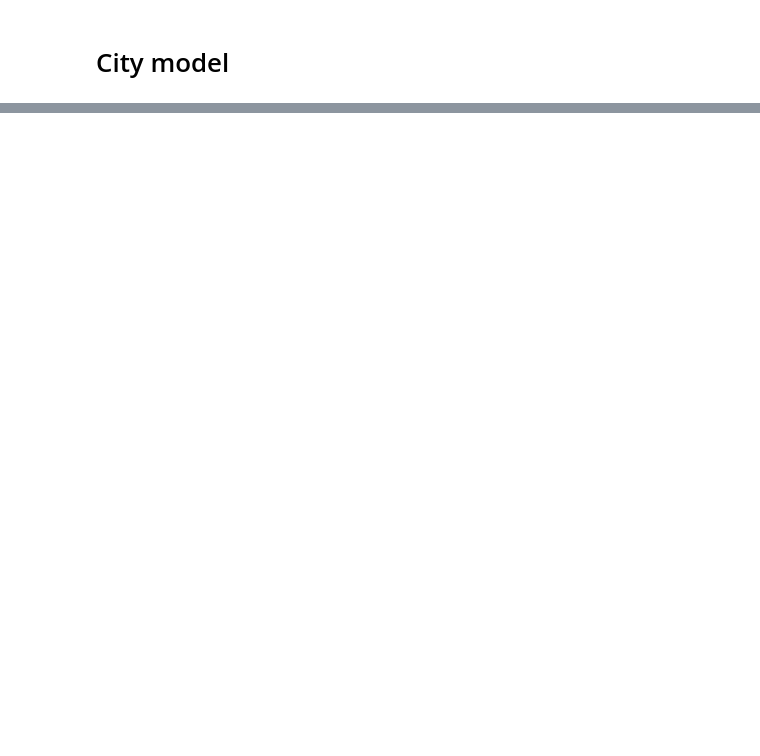
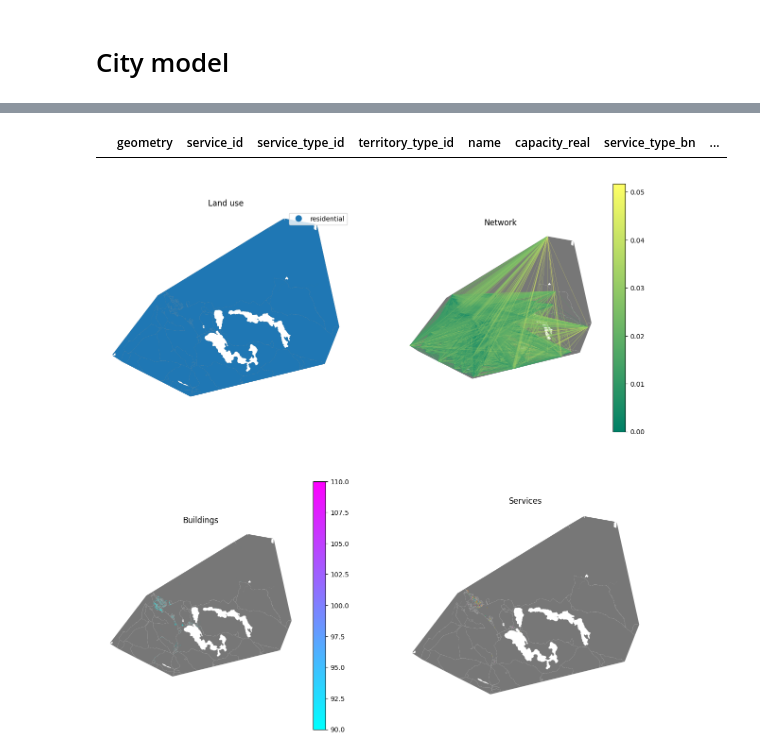
Before and after one commit to RuslanKozlyak/territorry_provision_api, a Jupyter notebook: test.ipynb, the cells around one changed output, grey strips where cells are left out. Saved outputs shown, nothing was run; the diff lists cells and outputs as text; code cells hidden in the pictures; blank space fills up the shorter version.

```diff
--- a/test.ipynb
+++ b/test.ipynb
@@ -282,0 +456,25 @@ city = City(
+# %%
+for st in service_types_list:
+    city.add_service_type(st)
+# %%
+services_gdf['area'] = services_gdf.geometry.area
+# %%
+services_gdf.loc[services_gdf.area == 0, 'area'] = 100
+# %%
+services_gdf[services_gdf['area'] == 0]
+# %% [output]
+|  | geometry | service_id | service_type_id | territory_type_id | name | capacity_real | service_type_bn | ... |
+# %%
+services_gdf['service_type_code'] = services_gdf['service_type_bn'].apply(lambda x: x.code if x else None)
+services_gdf.to_crs(local_crs, inplace=True)
+grouped = services_gdf.groupby('service_type_code')
+
+for service_type_code, sub_gdf in grouped:
+    sub_gdf['geometry'] = sub_gdf.geometry.centroid
+    service_type = service_type_dict.get(service_type_code, None)
+    if service_type is not None:
+        city.update_services(service_type, sub_gdf)
+# %%
+city.plot()
+# %% [output]
+[figure, added]
```
Also changed, not shown: parts of 33 cells of this notebook, 1 other file.
